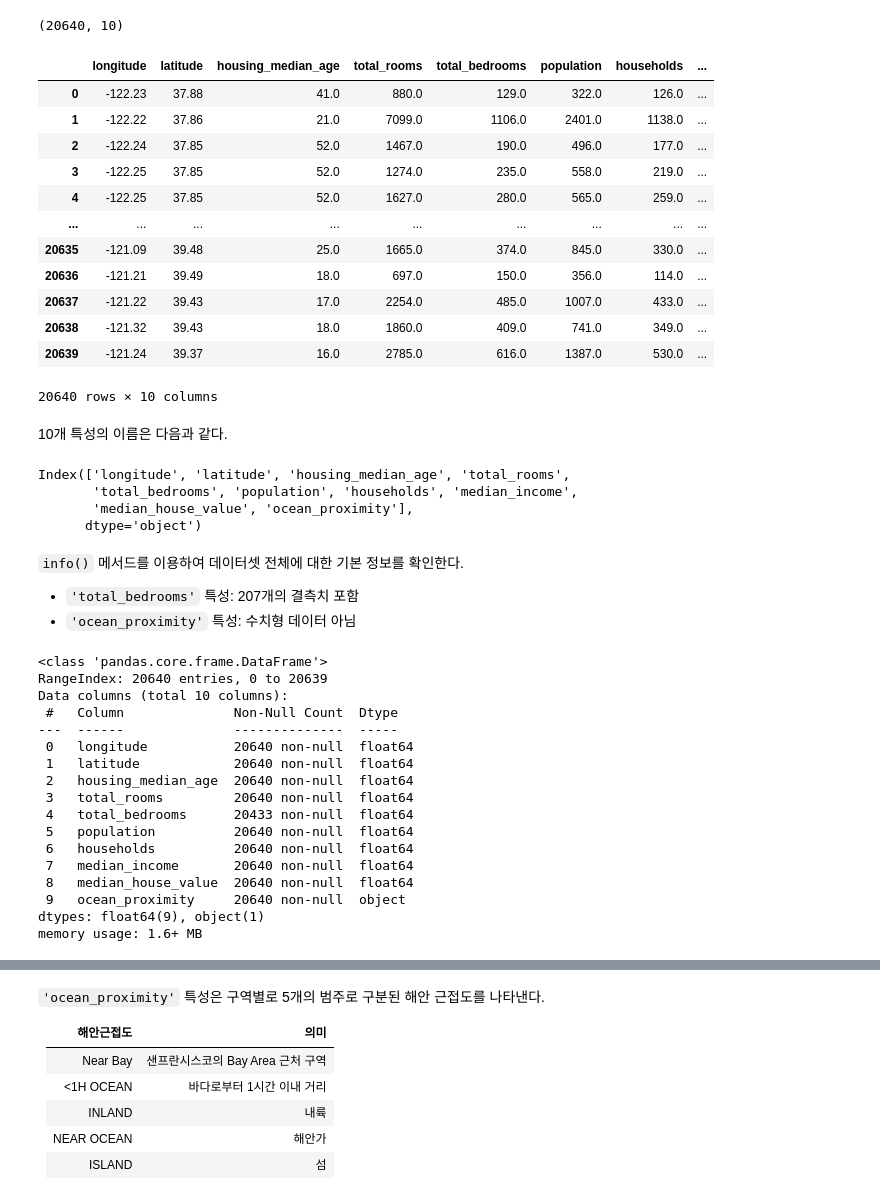
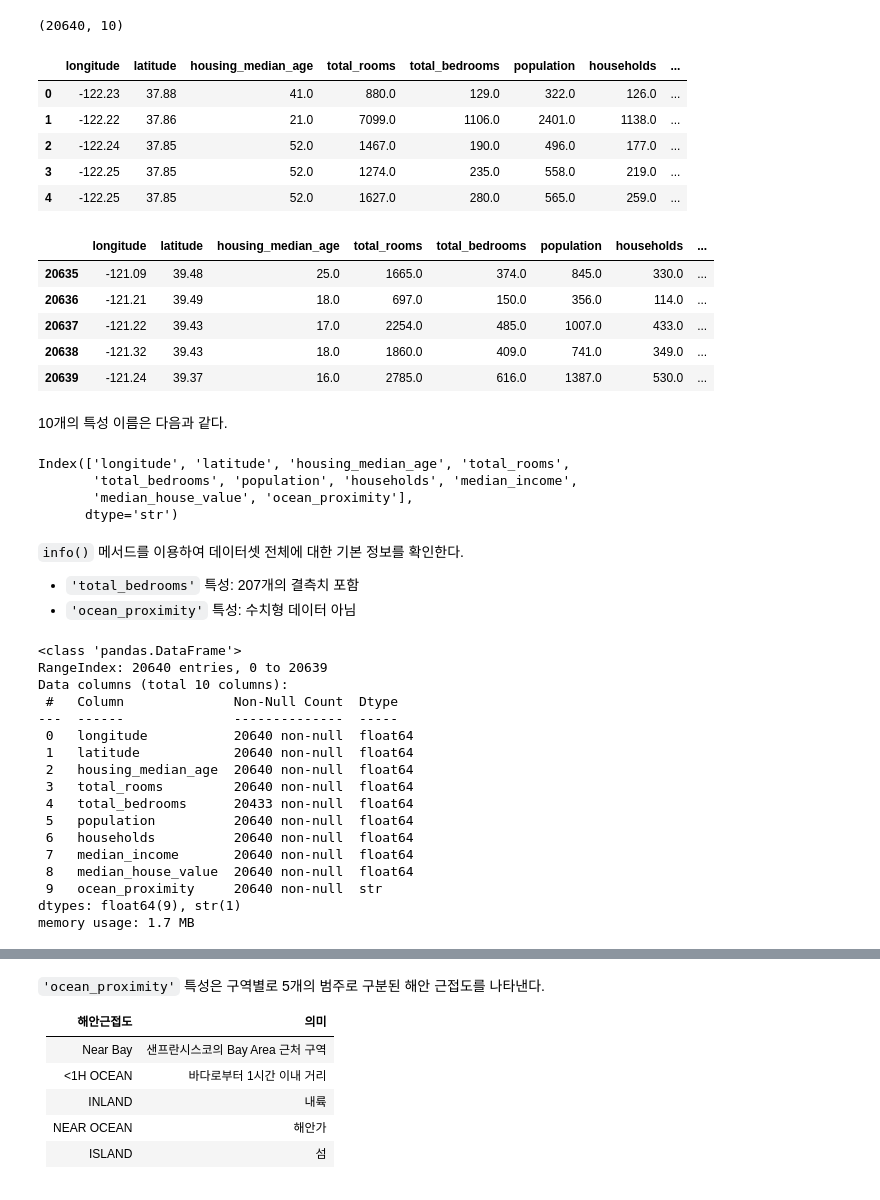
Before and after one commit to codingalzi/code-workout-datasci, a Jupyter notebook: data_exploration.ipynb, the cells around one changed output, grey strips where cells are left out. Saved outputs shown, nothing was run; the diff lists cells and outputs as text; code cells hidden in the pictures.

```diff
--- a/data_exploration.ipynb
+++ b/data_exploration.ipynb
@@ -81,5 +59,5 @@ housing = load_housing_data()
 # %%
-housing.to_csv('housing.csv', index=False)
+housing = pd.read_csv(data_url+'housing.csv')
 # %% [markdown]
 ### 데이터셋 기본 정보 확인
 # %% [markdown]
@@ -89,30 +67,32 @@ housing.shape
 # %% [output]
 (20640, 10)
 # %%
-housing
+housing.head()
 # %% [output]
 |  | longitude | latitude | housing_median_age | total_rooms | total_bedrooms | population | households | ... |
 | 0 | -122.23 | 37.88 | 41.0 | 880.0 | 129.0 | 322.0 | 126.0 | ... |
 | 1 | -122.22 | 37.86 | 21.0 | 7099.0 | 1106.0 | 2401.0 | 1138.0 | ... |
 | 2 | -122.24 | 37.85 | 52.0 | 1467.0 | 190.0 | 496.0 | 177.0 | ... |
 | 3 | -122.25 | 37.85 | 52.0 | 1274.0 | 235.0 | 558.0 | 219.0 | ... |
 | 4 | -122.25 | 37.85 | 52.0 | 1627.0 | 280.0 | 565.0 | 259.0 | ... |
-| ... | ... | ... | ... | ... | ... | ... | ... | ... |
-| 20635 | -121.09 | 39.48 | 25.0 | 1665.0 | 374.0 | 845.0 | 330.0 | ... |
-| 20636 | -121.21 | 39.49 | 18.0 | 697.0 | 150.0 | 356.0 | 114.0 | ... |
-| 20637 | -121.22 | 39.43 | 17.0 | 2254.0 | 485.0 | 1007.0 | 433.0 | ... |
-| 20638 | -121.32 | 39.43 | 18.0 | 1860.0 | 409.0 | 741.0 | 349.0 | ... |
-| 20639 | -121.24 | 39.37 | 16.0 | 2785.0 | 616.0 | 1387.0 | 530.0 | ... |
-20640 rows × 10 columns
+# %%
+housing.tail()
+# %% [output]
+|  | longitude | latitude | housing_median_age | total_rooms | total_bedrooms | population | households | ... |
+| 20635 | -121.09 | 39.48 | 25.0 | 1665.0 | 374.0 | 845.0 | 330.0 | ... |
+| 20636 | -121.21 | 39.49 | 18.0 | 697.0 | 150.0 | 356.0 | 114.0 | ... |
+| 20637 | -121.22 | 39.43 | 17.0 | 2254.0 | 485.0 | 1007.0 | 433.0 | ... |
+| 20638 | -121.32 | 39.43 | 18.0 | 1860.0 | 409.0 | 741.0 | 349.0 | ... |
+| 20639 | -121.24 | 39.37 | 16.0 | 2785.0 | 616.0 | 1387.0 | 530.0 | ... |
 # %% [markdown]
-10개 특성의 이름은 다음과 같다.
+10개의 특성 이름은 다음과 같다.
 # %%
 housing.columns
 # %% [output]
 Index(['longitude', 'latitude', 'housing_median_age', 'total_rooms',
        'total_bedrooms', 'population', 'households', 'median_income',
        'median_house_value', 'ocean_proximity'],
-      dtype='object')
+      dtype='str')
 # %% [markdown]
 `info()` 메서드를 이용하여 데이터셋 전체에 대한 기본 정보를 확인한다.
 
@@ -121,7 +101,7 @@ Index(['longitude', 'latitude', 'housing_median_age', 'total_rooms',
 # %%
 housing.info()
 # %% [output]
-<class 'pandas.core.frame.DataFrame'>
+<class 'pandas.DataFrame'>
 RangeIndex: 20640 entries, 0 to 20639
 Data columns (total 10 columns):
  #   Column              Non-Null Count  Dtype
@@ -135,6 +115,6 @@ Data columns (total 10 columns):
  6   households          20640 non-null  float64
  7   median_income       20640 non-null  float64
  8   median_house_value  20640 non-null  float64
- 9   ocean_proximity     20640 non-null  object
-dtypes: float64(9), object(1)
-memory usage: 1.6+ MB
+ 9   ocean_proximity     20640 non-null  str
+dtypes: float64(9), str(1)
+memory usage: 1.7 MB
```
Also changed, not shown: parts of 8 cells of this notebook.
